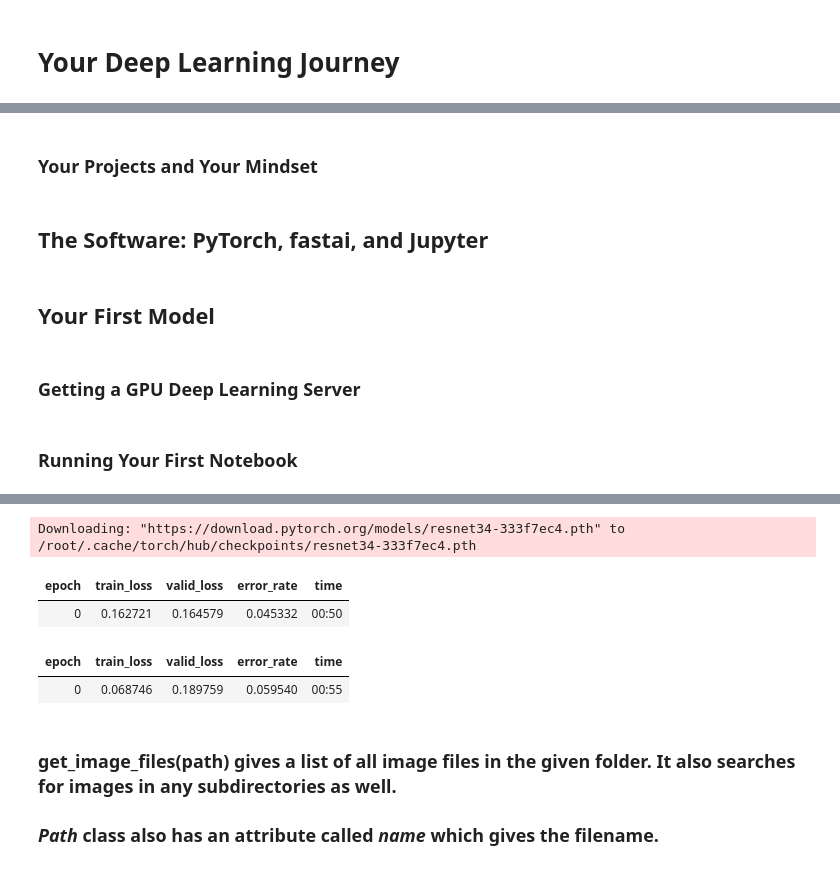
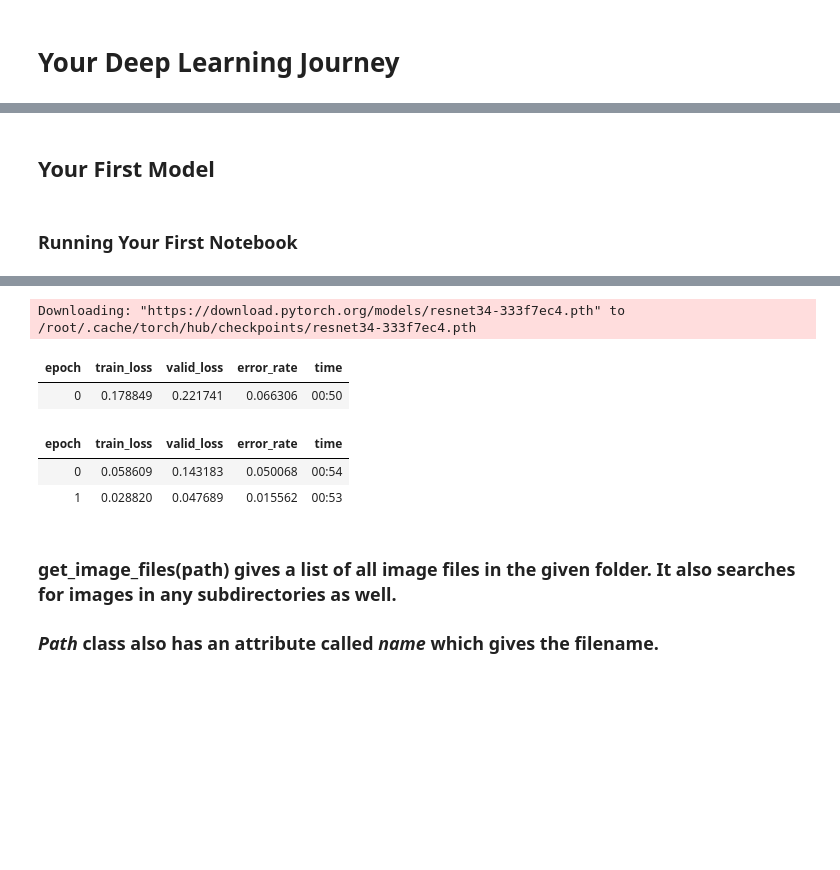
Before and after one commit to fhdbbk/fastai-1, a Jupyter notebook: 01_intro.ipynb, the cells around one changed output, grey strips where cells are left out. Cells and saved outputs as stored; diff of their text form; code cells hidden in the pictures; blank space fills up the shorter version.

```diff
--- a/01_intro.ipynb
+++ b/01_intro.ipynb
@@ -23,32 +15,27 @@ from fastbook import *
-# %% [markdown]
-### Your Projects and Your Mindset
-# %% [markdown]
-## The Software: PyTorch, fastai, and Jupyter
 # %% [markdown]
 ## Your First Model
-# %% [markdown]
-### Getting a GPU Deep Learning Server
 # %% [markdown]
 ### Running Your First Notebook
 # %%
 # CLICK ME
 from fastai.vision.all import *
 path = untar_data(URLs.PETS)/'images'
 
 def is_cat(x): return x[0].isupper()
 dls = ImageDataLoaders.from_name_func(
     path, get_image_files(path), valid_pct=0.2, seed=42,
     label_func=is_cat, item_tfms=Resize(224))
 
 learn = cnn_learner(dls, resnet34, metrics=error_rate)
-learn.fine_tune(1)
+learn.fine_tune(2)
 # %% [output]
 [interactive output not drawn]
 Downloading: "https://download.pytorch.org/models/resnet34-333f7ec4.pth" to /root/.cache/torch/hub/checkpoints/resnet34-333f7ec4.pth
 | epoch | train_loss | valid_loss | error_rate | time |
-| 0 | 0.162721 | 0.164579 | 0.045332 | 00:50 |
+| 0 | 0.178849 | 0.221741 | 0.066306 | 00:50 |
 | epoch | train_loss | valid_loss | error_rate | time |
-| 0 | 0.068746 | 0.189759 | 0.059540 | 00:55 |
+| 0 | 0.058609 | 0.143183 | 0.050068 | 00:54 |
+| 1 | 0.028820 | 0.047689 | 0.015562 | 00:53 |
 # %% [markdown]
 ### get_image_files(path) gives a list of all image files in the given folder. It also searches for images in any subdirectories as well.
 
```
Also changed, not shown: parts of 18 cells of this notebook.
